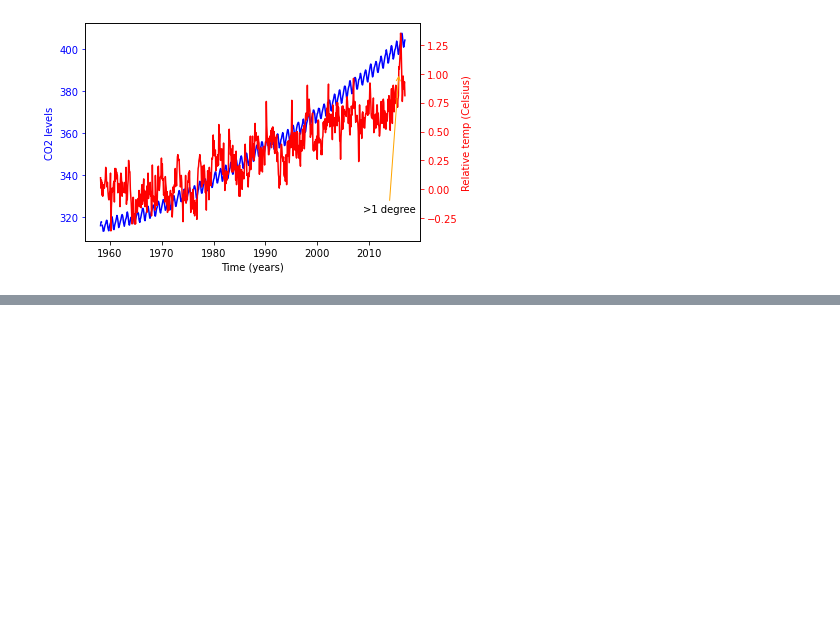
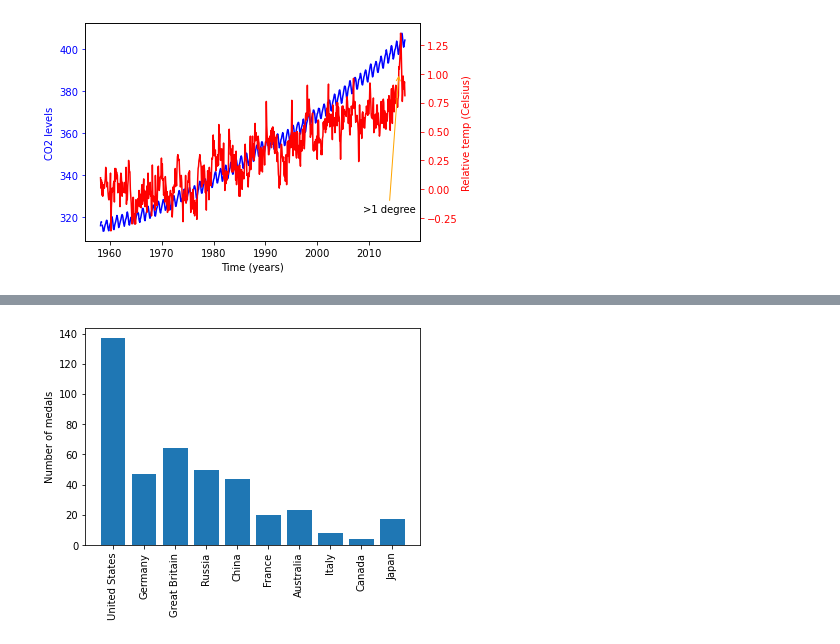
Before and after one commit to UmmuDem/DataCamp, a Jupyter notebook: Matplotlib.ipynb, the cells around one changed output, grey strips where cells are left out. Saved outputs shown, nothing was run; the diff lists cells and outputs as text; code cells hidden in the pictures; blank space fills up the shorter version.

```diff
--- a/Matplotlib.ipynb
+++ b/Matplotlib.ipynb
@@ -508,0 +513,2 @@ plt.show()
+# %%
+medals = pd.read_csv('medals_by_country_2016.csv', index_col = 0)
@@ -508,0 +529,15 @@ plt.show()
+# %%
+fig, ax = plt.subplots()
+
+# Plot a bar-chart of gold medals as a function of country
+ax.bar(medals.index, medals['Gold'])
+
+# Set the x-axis tick labels to the country names
+ax.set_xticklabels(medals.index, rotation = 90)
+
+# Set the y-axis label
+ax.set_ylabel('Number of medals')
+
+plt.show();
+# %% [output]
+[figure, added]
```
Also changed, not shown: parts of 24 cells of this notebook, 3 other files.
